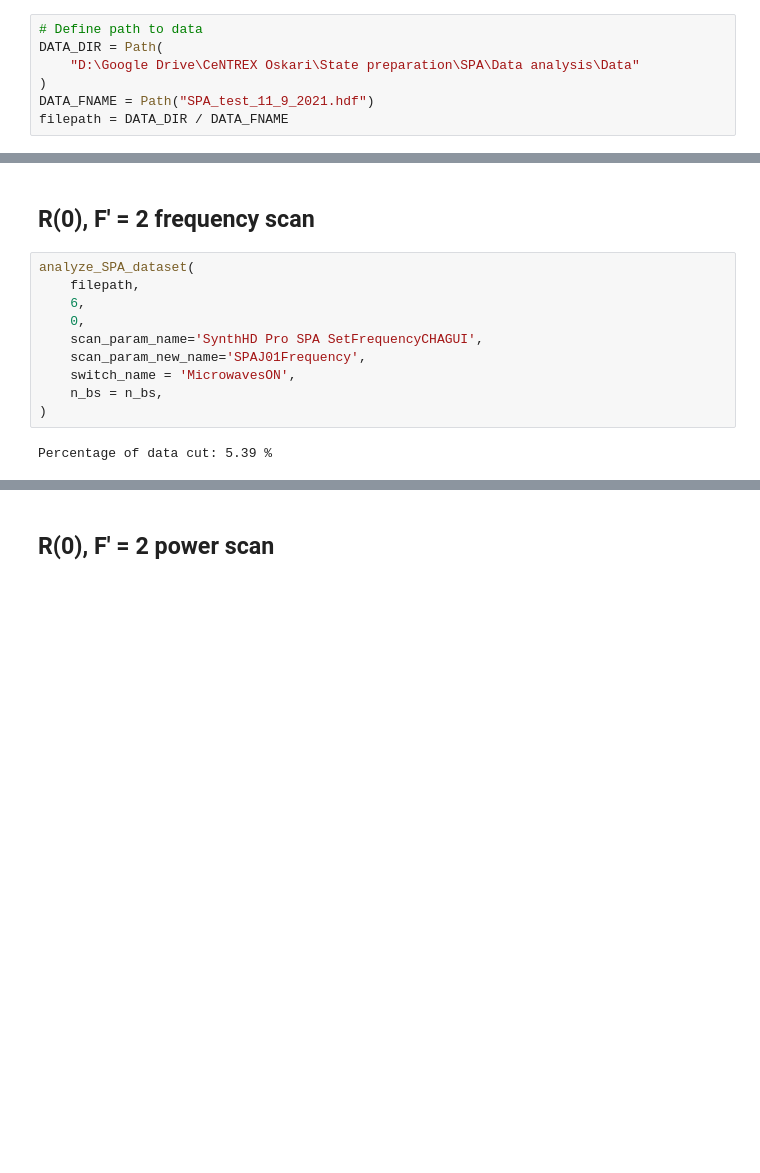
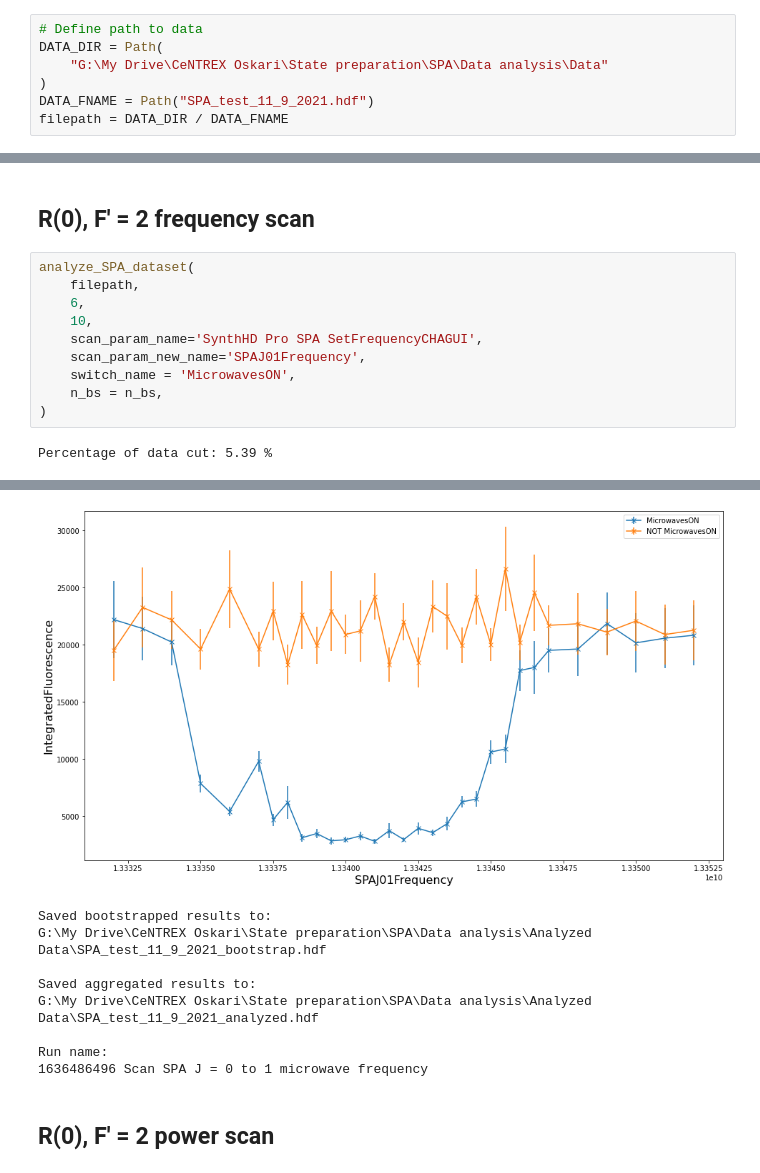
Before and after one commit to otimgren/centrex-data-analysis, a Jupyter notebook: SPA/J = 0 to 1 parameter scans - analysis - 11-9-2021.ipynb, the cells around one changed output, grey strips where cells are left out. Drawn from its saved outputs; the diff is of its cells as text; blank space fills up the shorter version.

```diff
--- a/SPA/J = 0 to 1 parameter scans - analysis - 11-9-2021.ipynb
+++ b/SPA/J = 0 to 1 parameter scans - analysis - 11-9-2021.ipynb
@@ -19,7 +19,7 @@ Set up paths:
 # %%
 # Define path to data
 DATA_DIR = Path(
-    "D:\Google Drive\CeNTREX Oskari\State preparation\SPA\Data analysis\Data"
+    "G:\My Drive\CeNTREX Oskari\State preparation\SPA\Data analysis\Data"
 )
 DATA_FNAME = Path("SPA_test_11_9_2021.hdf")
 filepath = DATA_DIR / DATA_FNAME
@@ -33,7 +33,7 @@ n_bs = 1000
 analyze_SPA_dataset(
     filepath,
     6,
-    0,
+    10,
     scan_param_name='SynthHD Pro SPA SetFrequencyCHAGUI',
     scan_param_new_name='SPAJ01Frequency',
     switch_name = 'MicrowavesON',
@@ -49,3 +50,12 @@ Percentage of data cut: 5.39 %
+[figure, added]
+Saved bootstrapped results to:
+G:\My Drive\CeNTREX Oskari\State preparation\SPA\Data analysis\Analyzed Data\SPA_test_11_9_2021_bootstrap.hdf
+
+Saved aggregated results to:
+G:\My Drive\CeNTREX Oskari\State preparation\SPA\Data analysis\Analyzed Data\SPA_test_11_9_2021_analyzed.hdf
+
+Run name:
+1636486496 Scan SPA J = 0 to 1 microwave frequency
 # %% [markdown]
 ## R(0), F' = 2 power scan
 # %%
```
Also changed, not shown: parts of 2 cells of this notebook, 8 other files.
